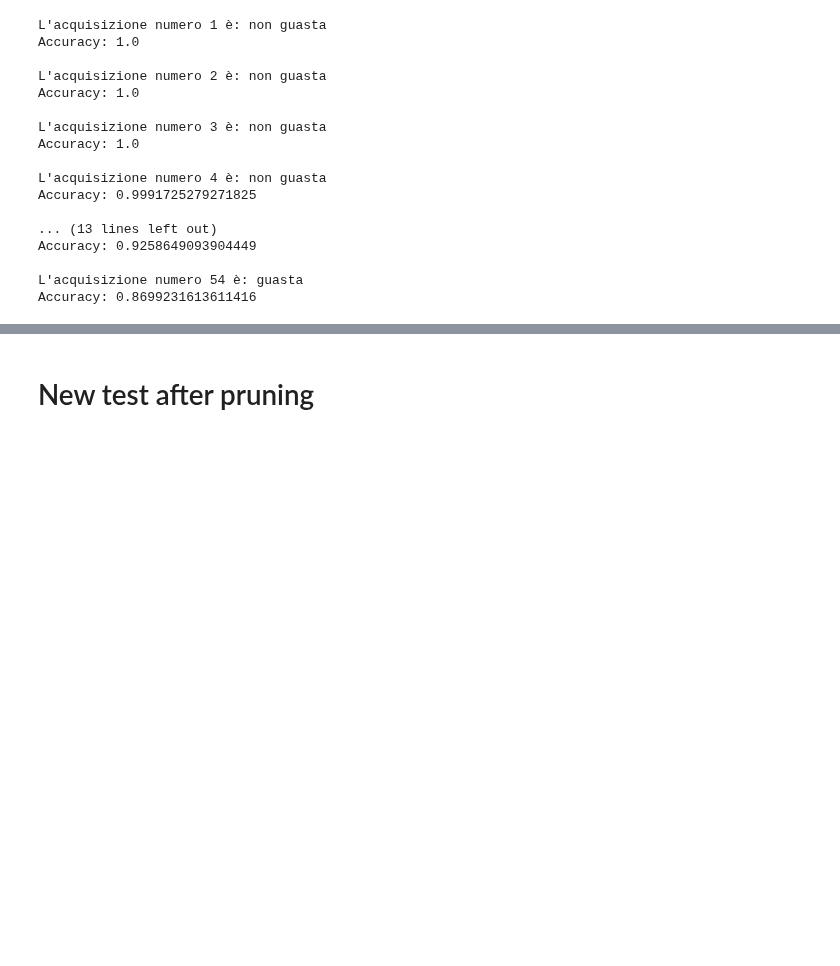
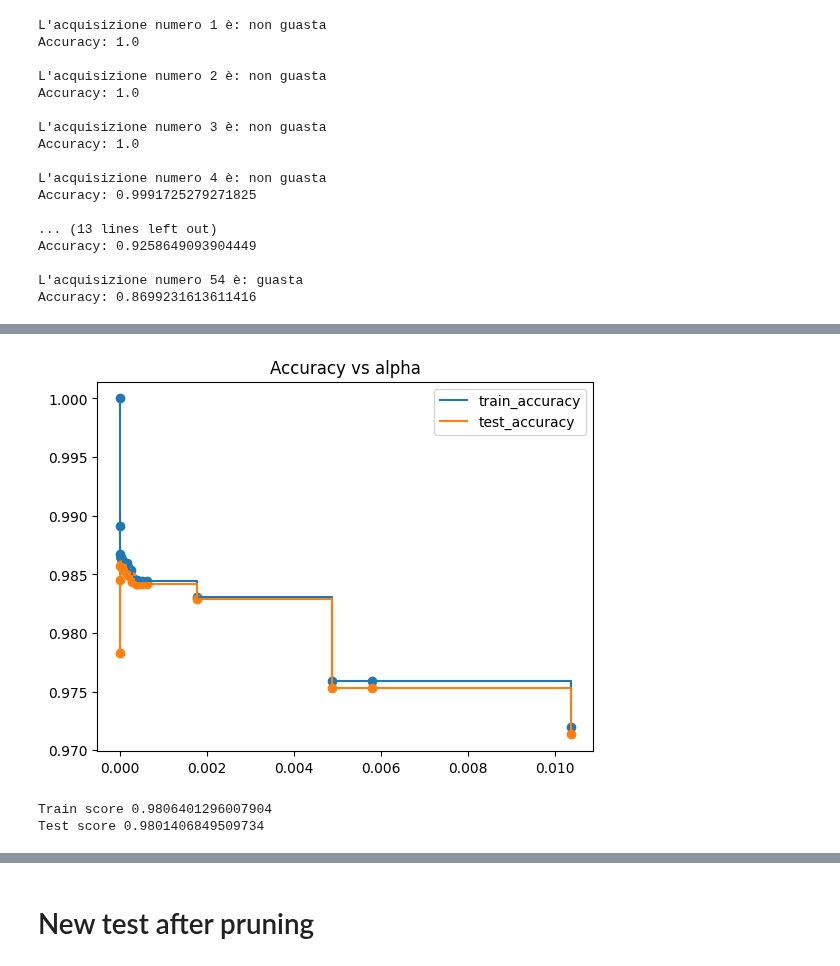
Before and after one commit to BianchiLuca28/project_CSD, a Jupyter notebook: notebook_exploration_cleaning/new_analysis.ipynb, the cells around one changed output, grey strips where cells are left out. Cells and saved outputs as stored; diff of their text form; code cells hidden in the pictures; blank space fills up the shorter version.

```diff
--- a/notebook_exploration_cleaning/new_analysis.ipynb
+++ b/notebook_exploration_cleaning/new_analysis.ipynb
@@ -330,0 +335,29 @@ Accuracy: 0.9414507042253522
+# %%
+train_acc = []
+test_acc = []
+for c in clfs:
+    y_train_pred = c.predict(X_train)
+    y_test_pred = c.predict(X_test)
+    train_acc.append(metrics.accuracy_score(y_train_pred,y_train))
+    test_acc.append(metrics.accuracy_score(y_test_pred,y_test))
+
+plt.scatter(ccp_alphas,train_acc)
+plt.scatter(ccp_alphas,test_acc)
+plt.plot(ccp_alphas,train_acc,label='train_accuracy',drawstyle="steps-post")
+plt.plot(ccp_alphas,test_acc,label='test_accuracy',drawstyle="steps-post")
+plt.legend()
+plt.title('Accuracy vs alpha')
+plt.show()
+# %% [output]
+[figure, added]
+# %%
+clf_ = tree.DecisionTreeClassifier(random_state=0,ccp_alpha=0.002)
+clf_.fit(X_train,y_train)
+y_train_pred = clf_.predict(X_train)
+y_test_pred = clf_.predict(X_test)
+
+print(f'Train score {metrics.accuracy_score(y_train_pred,y_train)}')
+print(f'Test score {metrics.accuracy_score(y_test_pred,y_test)}')
+# %% [output]
+Train score 0.9806401296007904
+Test score 0.9801406849509734
```
Also changed, not shown: parts of 14 cells of this notebook.
